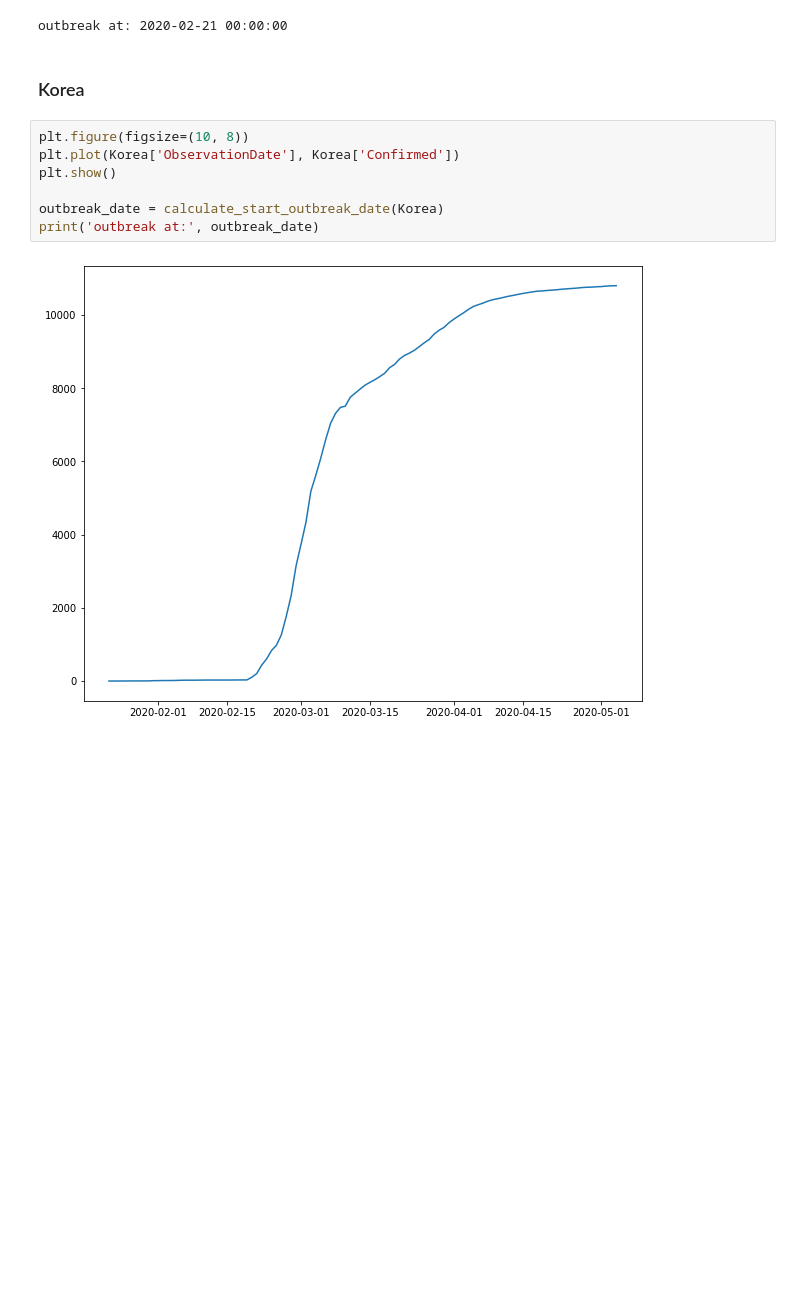
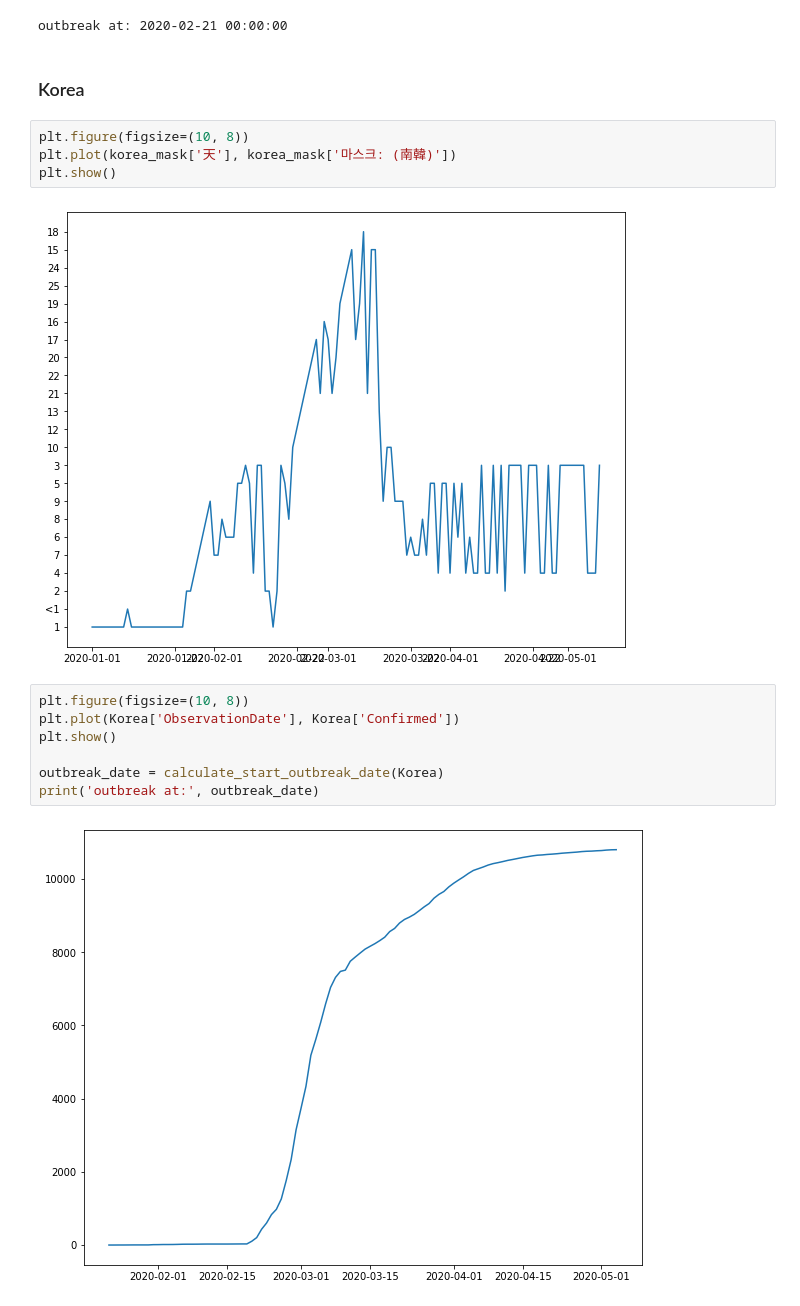
Before and after one commit to cocolin041/final_project_2020Sp, a Jupyter notebook: code.ipynb, the cells around one changed output. Drawn from its saved outputs; the diff is of its cells as text; blank space fills up the shorter version.

```diff
--- a/code.ipynb
+++ b/code.ipynb
@@ -157,6 +200,12 @@ print('outbreak at:', outbreak_date)
 outbreak at: 2020-02-21 00:00:00
 # %% [markdown]
 ### Korea
+# %%
+plt.figure(figsize=(10, 8))
+plt.plot(korea_mask['天'], korea_mask['마스크: (南韓)'])
+plt.show()
+# %% [output]
+[figure, added]
 # %%
 plt.figure(figsize=(10, 8))
 plt.plot(Korea['ObservationDate'], Korea['Confirmed'])
```
Also changed, not shown: parts of 26 cells of this notebook, 20 other files.
